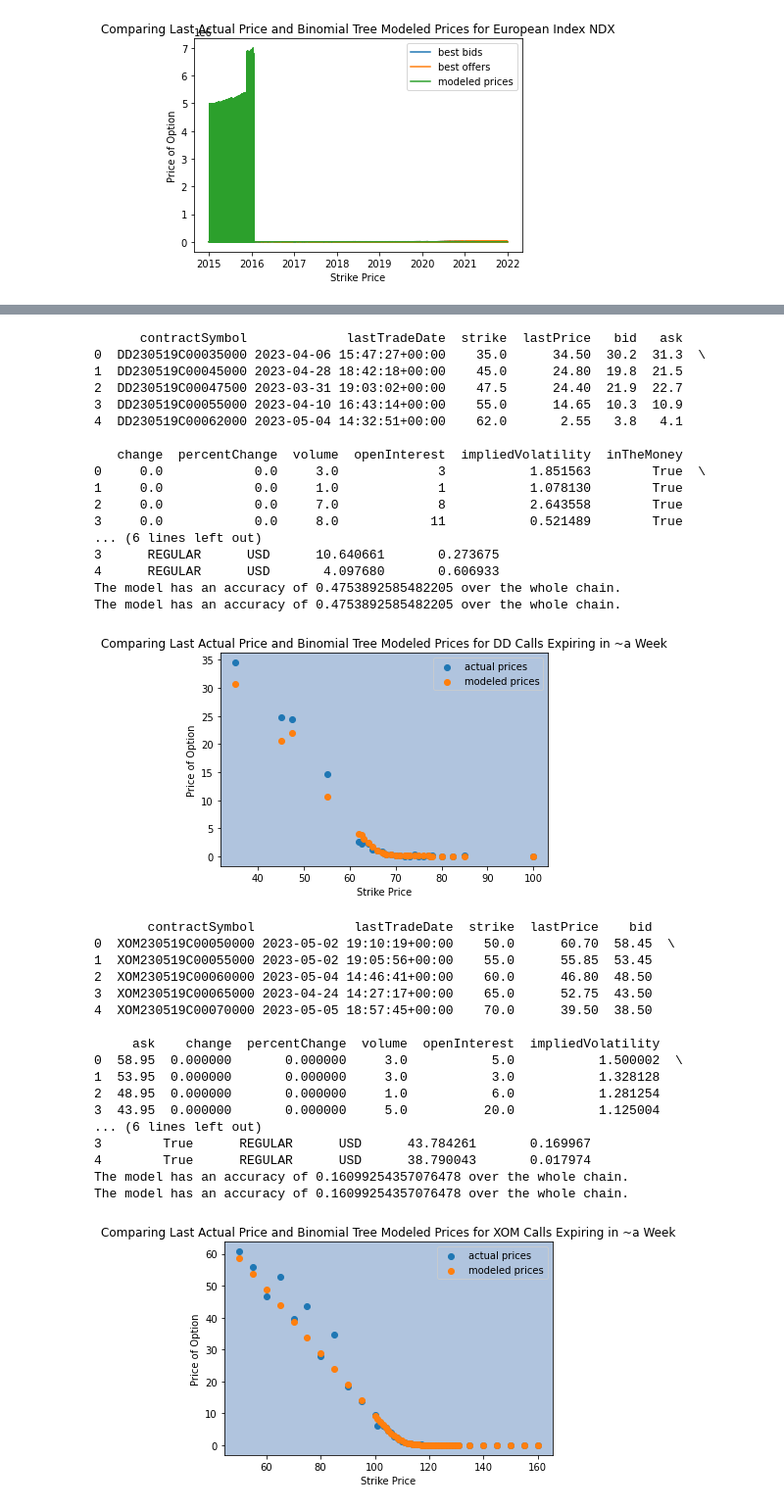
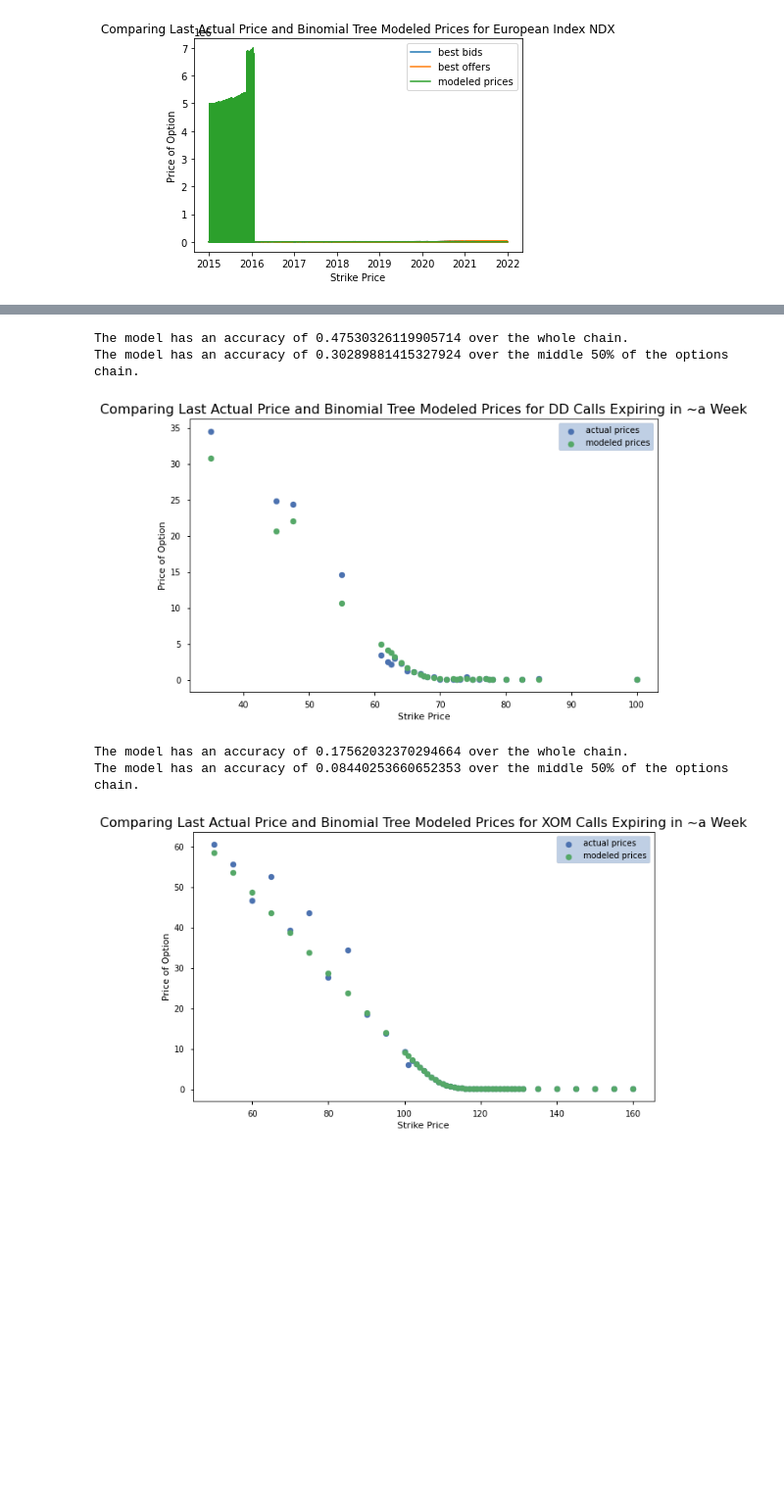
Before and after one commit to ili23/CDS-QF-Options-Pricing-Model, a Jupyter notebook: binomial_model.ipynb, the cells around one changed output, grey strips where cells are left out. Shown at 98% size. Drawn from its saved outputs; the diff is of its cells as text; code cells hidden in the pictures; blank space fills up the shorter version.

Commit message:
Finished testing American options chains for binomial and monte-carlo

```diff
--- a/binomial_model.ipynb
+++ b/binomial_model.ipynb
@@ -199,72 +199,47 @@ def compare(ticker,date):
         calls["modeled_price"][i] = calculated_price if (calculated_price < 2000 and calculated_price > 0) else 0
         calls["percent_error"][i] = abs((calls['lastPrice'][i] - calls["modeled_price"][i])/calls['lastPrice'][i])
     print("The model has an accuracy of " + str(calls["percent_error"].mean()) + " over the whole chain.")
-    print("The model has an accuracy of " + str(calls["percent_error"].mean()) + " .")
+    bottom = calls.shape[0]//4
+    top = bottom*3
+    print("The model has an accuracy of " + str(calls["percent_error"][bottom:top].mean()) + " over the middle 50% of the options chain.")
+    plt.figure(figsize=(10,6))
+    plt.style.use("seaborn-deep")
     plt.scatter(calls['strike'].to_numpy(),calls['lastPrice'].to_numpy(),label="actual prices")
     plt.scatter(calls['strike'].to_numpy(),calls["modeled_price"].to_numpy(),label="modeled prices")
-    plt.title('Comparing Last Actual Price and Binomial Tree Modeled Prices for ' + ticker + ' Calls Expiring in ~a Week')
+    plt.title('Comparing Last Actual Price and Binomial Tree Modeled Prices for ' + ticker + ' Calls Expiring in ~a Week', fontsize = 16)
     plt.ylabel('Price of Option')
     plt.xlabel('Strike Price')
+    ax =plt.axes()
+    ax.set_facecolor("white")
     plt.legend()
     plt.show()
     return
 
 stocks = {
     "DD":'2023-05-19', #Energy Sector
     "XOM":'2023-05-19', #Energy Sector
     "SHW":'2023-05-19', #Materials Sector
     "CVX":'2023-05-19', #Materials Sector
     "BA":'2023-05-19', #Industrial Sector
     "UNP":'2023-05-19', #Industrial Sector
     "DUK": '2023-05-19', #Healthcare
     "JNJ": '2023-05-19', #Healthcare
     "JPM": '2023-05-19', #Financial
     "GS" :'2023-05-19', #Financial
     "AMZN" :'2023-05-19', #Consumer Discretionary Sector
     "MCD" :'2023-05-19', #Consumer Discretionary Sector
     "PG" :'2023-05-19',#Consume Staples Sector
     "AAPL":'2023-05-19', #Tech Sector
     "MSFT": '2023-05-19',#Tech Sector
     "GOOG":'2023-05-19', #Communication Sector
     "AMT": '2023-05-19', #Real Estate
     }
-
 for key in stocks:
     compare(key,'2023-05-19')
 # %% [output]
-      contractSymbol             lastTradeDate  strike  lastPrice   bid   ask
-0  DD230519C00035000 2023-04-06 15:47:27+00:00    35.0      34.50  30.2  31.3  \
-1  DD230519C00045000 2023-04-28 18:42:18+00:00    45.0      24.80  19.8  21.5
-2  DD230519C00047500 2023-03-31 19:03:02+00:00    47.5      24.40  21.9  22.7
-3  DD230519C00055000 2023-04-10 16:43:14+00:00    55.0      14.65  10.3  10.9
-4  DD230519C00062000 2023-05-04 14:32:51+00:00    62.0       2.55   3.8   4.1
-
-   change  percentChange  volume  openInterest  impliedVolatility  inTheMoney
-0     0.0            0.0     3.0             3           1.851563        True  \
-1     0.0            0.0     1.0             1           1.078130        True
-2     0.0            0.0     7.0             8           2.643558        True
-3     0.0            0.0     8.0            11           0.521489        True
-... (6 lines left out)
-3      REGULAR      USD      10.640661       0.273675
-4      REGULAR      USD       4.097680       0.606933
-The model has an accuracy of 0.4753892585482205 over the whole chain.
-The model has an accuracy of 0.4753892585482205 over the whole chain.
+The model has an accuracy of 0.47530326119905714 over the whole chain.
+The model has an accuracy of 0.30289881415327924 over the middle 50% of the options chain.
-[figure, old version]
+[figure, new version]
-       contractSymbol             lastTradeDate  strike  lastPrice    bid
-0  XOM230519C00050000 2023-05-02 19:10:19+00:00    50.0      60.70  58.45  \
-1  XOM230519C00055000 2023-05-02 19:05:56+00:00    55.0      55.85  53.45
-2  XOM230519C00060000 2023-05-04 14:46:41+00:00    60.0      46.80  48.50
-3  XOM230519C00065000 2023-04-24 14:27:17+00:00    65.0      52.75  43.50
-4  XOM230519C00070000 2023-05-05 18:57:45+00:00    70.0      39.50  38.50
-
-     ask    change  percentChange  volume  openInterest  impliedVolatility
-0  58.95  0.000000       0.000000     3.0           5.0           1.500002  \
-1  53.95  0.000000       0.000000     3.0           3.0           1.328128
-2  48.95  0.000000       0.000000     1.0           6.0           1.281254
-3  43.95  0.000000       0.000000     5.0          20.0           1.125004
-... (6 lines left out)
-3        True      REGULAR      USD      43.784261       0.169967
-4        True      REGULAR      USD      38.790043       0.017974
-The model has an accuracy of 0.16099254357076478 over the whole chain.
-The model has an accuracy of 0.16099254357076478 over the whole chain.
+The model has an accuracy of 0.17562032370294664 over the whole chain.
+The model has an accuracy of 0.08440253660652353 over the middle 50% of the options chain.
-[figure, old version]
+[figure, new version]
```
Also changed, not shown: parts of 2 cells of this notebook, 1 other file.
